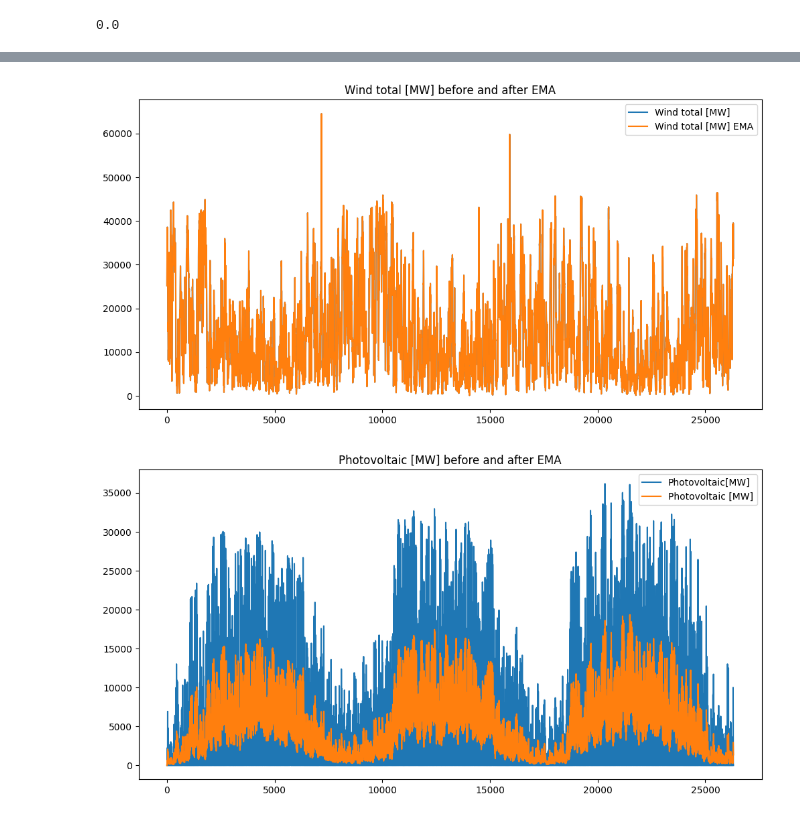
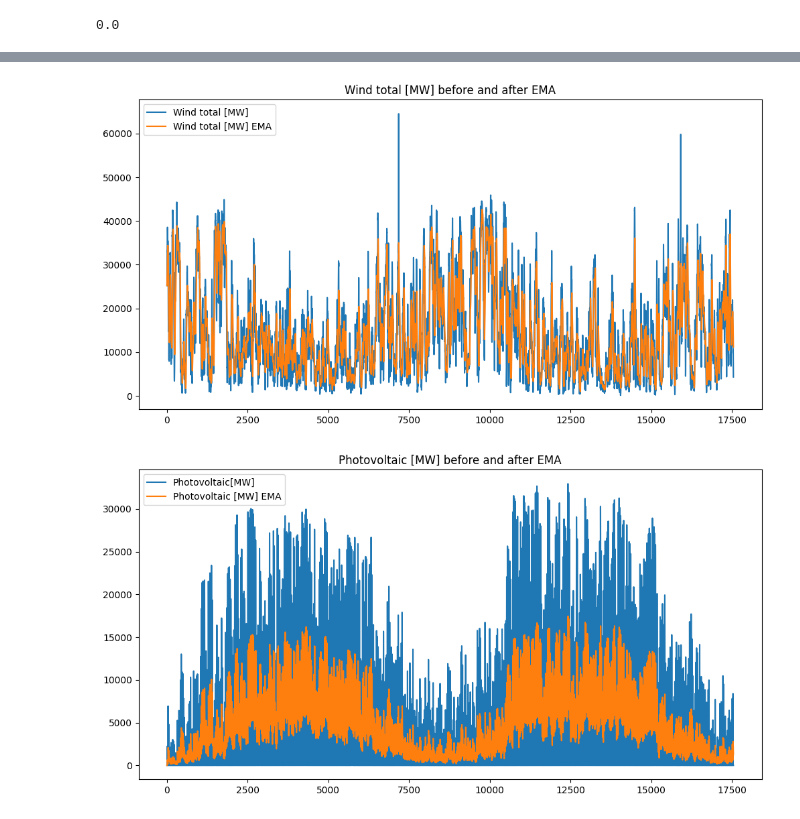
Before and after one commit to UBela/GRUeneEnergie, a Jupyter notebook: pre_processing_data.ipynb, the cells around one changed output, grey strips where cells are left out. Saved outputs shown, nothing was run; the diff lists cells and outputs as text; code cells hidden in the pictures.

Commit message:
split data into train and val set

```diff
--- a/pre_processing_data.ipynb
+++ b/pre_processing_data.ipynb
@@ -734,7 +748,10 @@ Index(['Total (Grid Load) [MWh]', 'Residual Load [MWh]',
        'Germany/Luxembourg [€/MWh]', 'cdir_nonstat'],
       dtype='object')
 # %%
-final_dataset = merged_data.drop(['cdir', 'time', 'Date from', 'z', 't2m_C'], axis=1)
-final_dataset['wind_speed_10'] = np.sqrt(final_dataset['u10']**2 + final_dataset['v10']**2)
-final_dataset['wind_speed_100'] = np.sqrt(final_dataset['u100']**2 + final_dataset['v100']**2)
-final_dataset.drop(['u10', 'v10', 'u100', 'v100'], axis=1, inplace=True)
+merged_data['wind_speed_10'] = np.sqrt(merged_data['u10']**2 + merged_data['v10']**2)
+merged_data['wind_speed_100'] = np.sqrt(merged_data['u100']**2 + merged_data['v100']**2)
+# %%
+# split data into train and validation set, where train is 2019-2020 and validation is 2021
+train = merged_data[merged_data['time'].dt.year <= 2020]
+val = merged_data[merged_data['time'].dt.year == 2021]
+train.tail()
@@ -741,25 +766,30 @@ final_dataset.drop(['u10', 'v10', 'u100', 'v100'], axis=1, inplace=True)
+# %%
+train = train.drop(['cdir', 'time', 'Date from', 'z', 't2m_C','u10', 'v10', 'u100', 'v100'], axis=1)
+val = val.drop(['cdir', 'time', 'Date from', 'z', 't2m_C','u10', 'v10', 'u100', 'v100'], axis=1)
 # %%
 # apply Exponential Moving Average
-ema_data = final_dataset.ewm(span=12, adjust=False).mean()
+SPAN = 24
+ema_data_train = train.ewm(span=SPAN, adjust=False).mean()
+ema_data_val = val.ewm(span=SPAN, adjust=False).mean()
 # %%
 # plot supply data before and afret EMA for april 2020
 plt.figure(figsize=(12, 6))
-plt.plot(final_dataset.index, final_dataset['Wind total [MW]_x'], label='Wind total [MW]')
-plt.plot(ema_data.index, ema_data['Wind total [MW]_x'], label='Wind total [MW] EMA')
+plt.plot(train.index, train['Wind total [MW]'], label='Wind total [MW]')
+plt.plot(ema_data_train.index, ema_data_train['Wind total [MW]'], label='Wind total [MW] EMA')
 #plt.xlim(pd.Timestamp('2019-1-1'), pd.Timestamp('2022-1-1'))
 plt.title("Wind total [MW] before and after EMA")
 plt.legend()
 plt.show()
 # %% [output]
-[figure, old version]
+[figure, new version]
 # %%
 # plot supply data before and afret EMA for april 2020
 plt.figure(figsize=(12, 6))
-plt.plot(final_dataset.index, final_dataset['Photovoltaic [MW]_x'], label='Photovoltaic[MW]')
-plt.plot(ema_data.index, ema_data['Photovoltaic [MW]_x'], label='Photovoltaic [MW]')
+plt.plot(train.index, train['Photovoltaic [MW]'], label='Photovoltaic[MW]')
+plt.plot(ema_data_train.index, ema_data_train['Photovoltaic [MW]'], label='Photovoltaic [MW] EMA')
 #plt.xlim(pd.Timestamp('2019-1-1'), pd.Timestamp('2022-1-1'))
 plt.title("Photovoltaic [MW] before and after EMA")
 plt.legend()
 plt.show()
 # %% [output]
-[figure, old version]
+[figure, new version]
```
Also changed, not shown: parts of 47 cells of this notebook, 7 other files.
